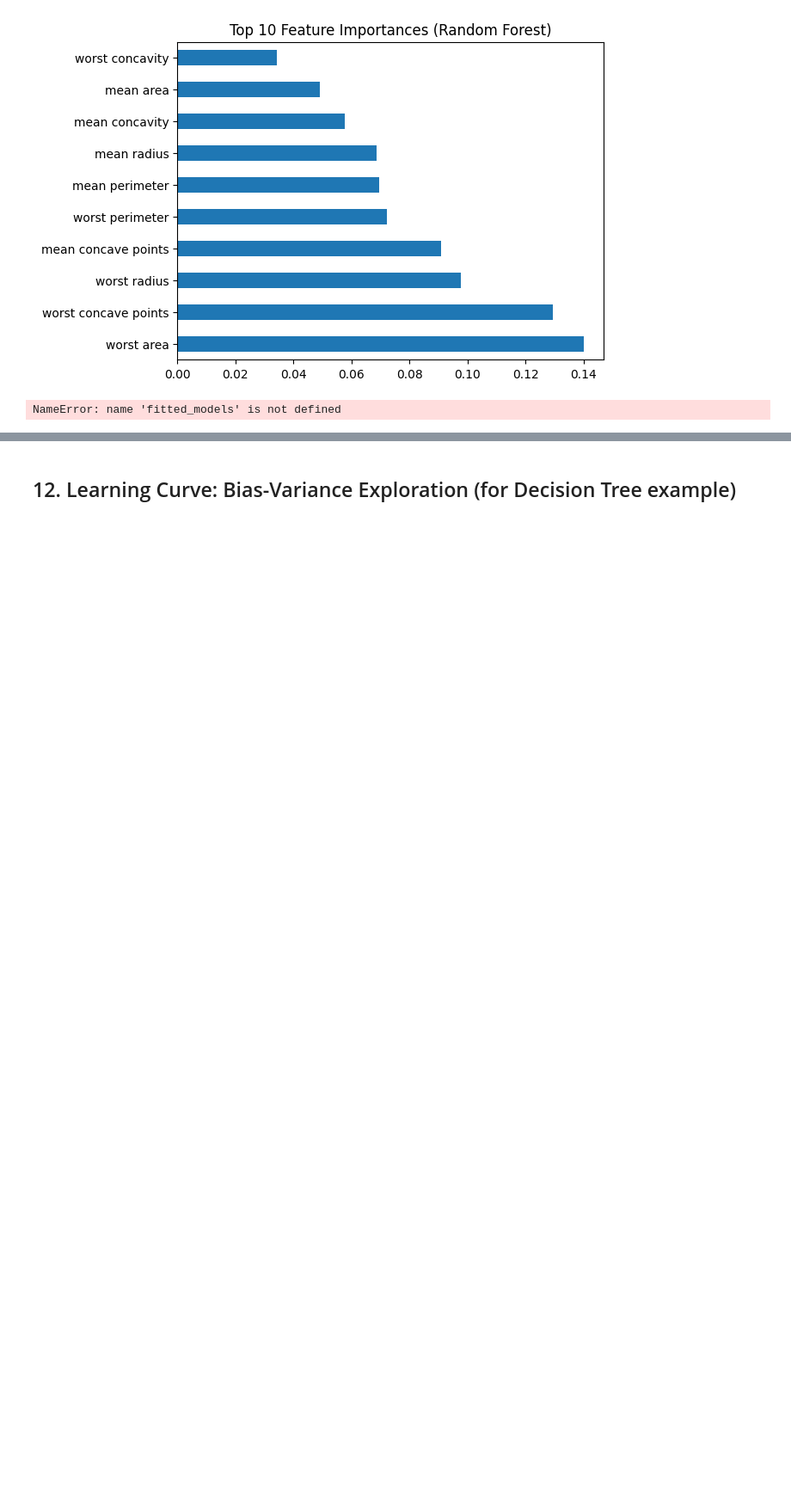
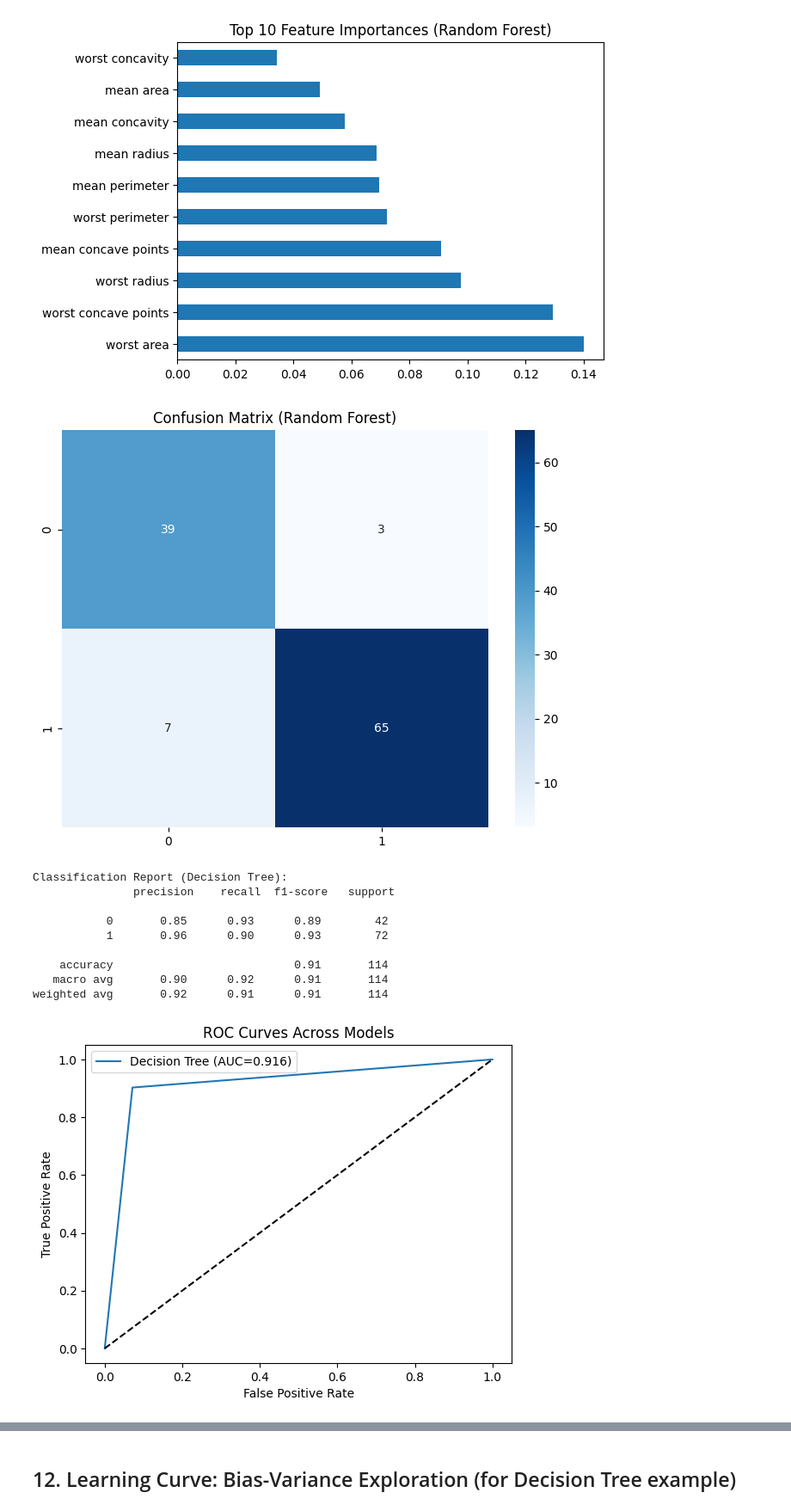
Before and after one commit to anika0273/ML_BoilerPlates, a Jupyter notebook: Decision_Tree.ipynb, the cells around one changed output, grey strips where cells are left out. Shown at 86% size. Cells and saved outputs as stored; diff of their text form; code cells hidden in the pictures; blank space fills up the shorter version.

```diff
--- a/Decision_Tree.ipynb
+++ b/Decision_Tree.ipynb
@@ -384,21 +384,36 @@ plt.show()
 # %%
 # Model Evaluation (Confusion Matrix, Report, ROC for all models)
 plt.figure(figsize=(8,6))
-for name, model in fitted_models.items():
+for name, model in models.items():
     y_pred = model.predict(X_test)
     y_probs = model.predict_proba(X_test)[:,1]
-    # Confusion Matrix (example: Random Forest only for visualization)
-    if name == "Random Forest":
-        cm = confusion_matrix(y_test, y_pred)
-        sns.heatmap(cm, annot=True, fmt="d", cmap="Blues")
-        plt.title("Confusion Matrix (Random Forest)")
-        plt.show()
-        print(f"Classification Report ({name}):\n", classification_report(y_test, y_pred))
+    cm = confusion_matrix(y_test, y_pred)
+    sns.heatmap(cm, annot=True, fmt="d", cmap="Blues")
+    plt.title("Confusion Matrix (Random Forest)")
+    plt.show()
+    print(f"Classification Report ({name}):\n", classification_report(y_test, y_pred))
 
 
     # ROC Curve
     fpr, tpr, _ = roc_curve(y_test, y_probs)
     auc = roc_auc_score(y_test, y_probs)
     plt.plot(fpr, tpr, label=f"{name} (AUC={auc:.3f})")
+    # Plot ROC for all models
+    plt.plot([0,1],[0,1],'k--')
+    plt.xlabel("False Positive Rate")
+    plt.ylabel("True Positive Rate")
+    plt.title("ROC Curves Across Models")
+    plt.legend()
+    plt.show()
 # %% [output]
+[figure, added]
-NameError: name 'fitted_models' is not defined
+Classification Report (Decision Tree):
+               precision    recall  f1-score   support
+
+           0       0.85      0.93      0.89        42
+           1       0.96      0.90      0.93        72
+
+    accuracy                           0.91       114
+   macro avg       0.90      0.92      0.91       114
+weighted avg       0.92      0.91      0.91       114
+[figure, added]
```
Also changed, not shown: parts of 8 cells of this notebook.
